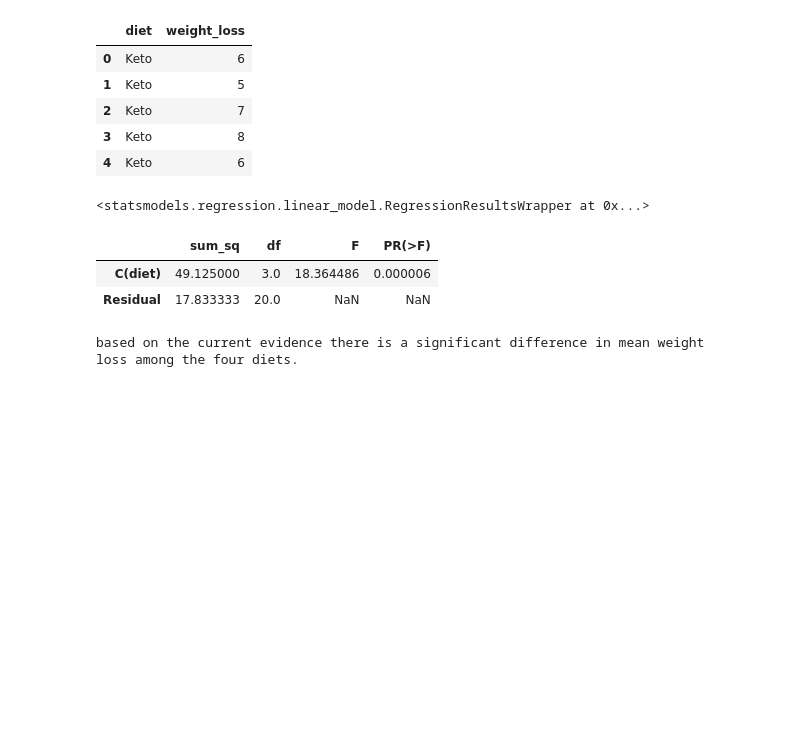
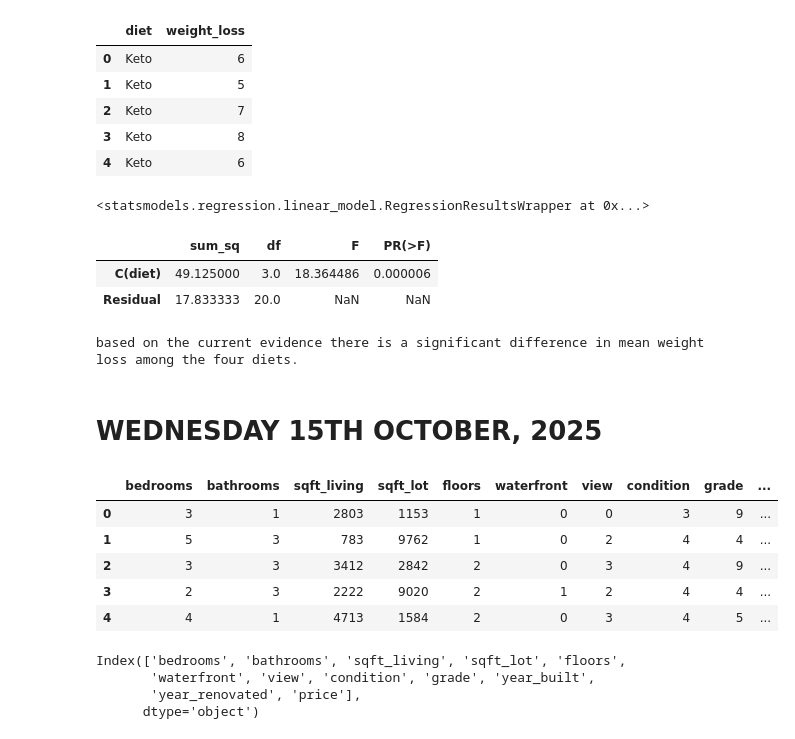
Before and after one commit to Njeri-Kimaru/Python-plus-main, a Jupyter notebook: anova.ipynb, the cells around one changed output. Saved outputs shown, nothing was run; the diff lists cells and outputs as text; code cells hidden in the pictures; blank space fills up the shorter version.

```diff
--- a/anova.ipynb
+++ b/anova.ipynb
@@ -369,3 +369,5 @@ else:
     print("based on the current evidence there is no significant difference in mean weight loss among the four diets.")
 # %% [output]
 based on the current evidence there is a significant difference in mean weight loss among the four diets.
+# %% [markdown]
+# WEDNESDAY 15TH OCTOBER, 2025
@@ -371,0 +378,19 @@ based on the current evidence there is a significant difference in mean weight l
+# %%
+house_prices = pd.read_csv(r"house_prices_dataset.csv")
+house_prices.head()
+# %% [output]
+|  | bedrooms | bathrooms | sqft_living | sqft_lot | floors | waterfront | view | condition | grade | ... |
+| 0 | 3 | 1 | 2803 | 1153 | 1 | 0 | 0 | 3 | 9 | ... |
+| 1 | 5 | 3 | 783 | 9762 | 1 | 0 | 2 | 4 | 4 | ... |
+| 2 | 3 | 3 | 3412 | 2842 | 2 | 0 | 3 | 4 | 9 | ... |
+| 3 | 2 | 3 | 2222 | 9020 | 2 | 1 | 2 | 4 | 4 | ... |
+| 4 | 4 | 1 | 4713 | 1584 | 2 | 0 | 3 | 4 | 5 | ... |
+# %%
+# the columns bathrooms, bedrooms and floors are discrete numerical
+# the columns condition, grade and waterfront are categorical
+house_prices.columns
+# %% [output]
+Index(['bedrooms', 'bathrooms', 'sqft_living', 'sqft_lot', 'floors',
+       'waterfront', 'view', 'condition', 'grade', 'year_built',
+       'year_renovated', 'price'],
+      dtype='object')
```
Also changed, not shown: parts of 13 cells of this notebook.
